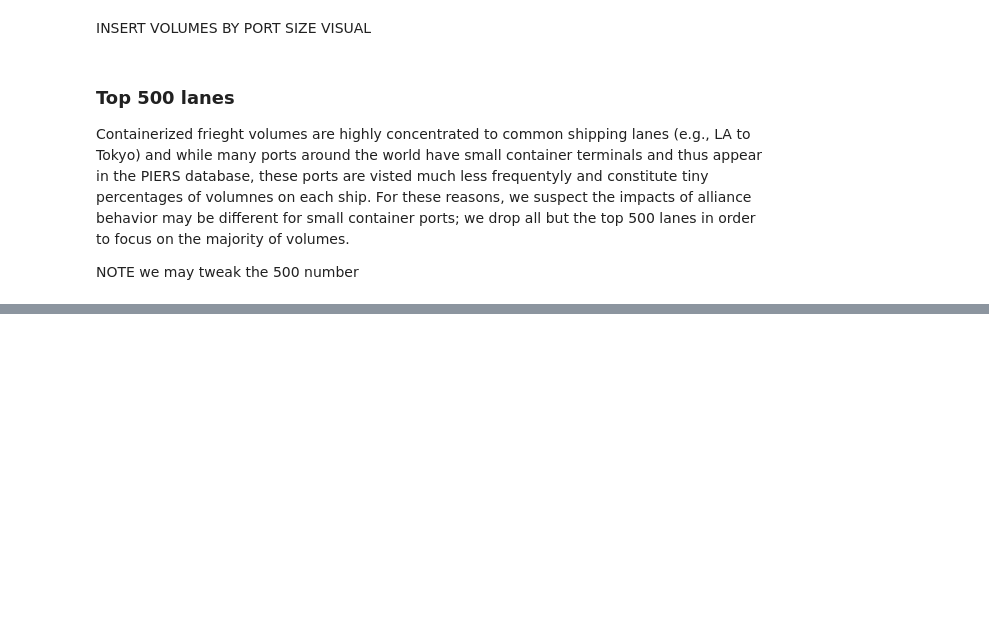
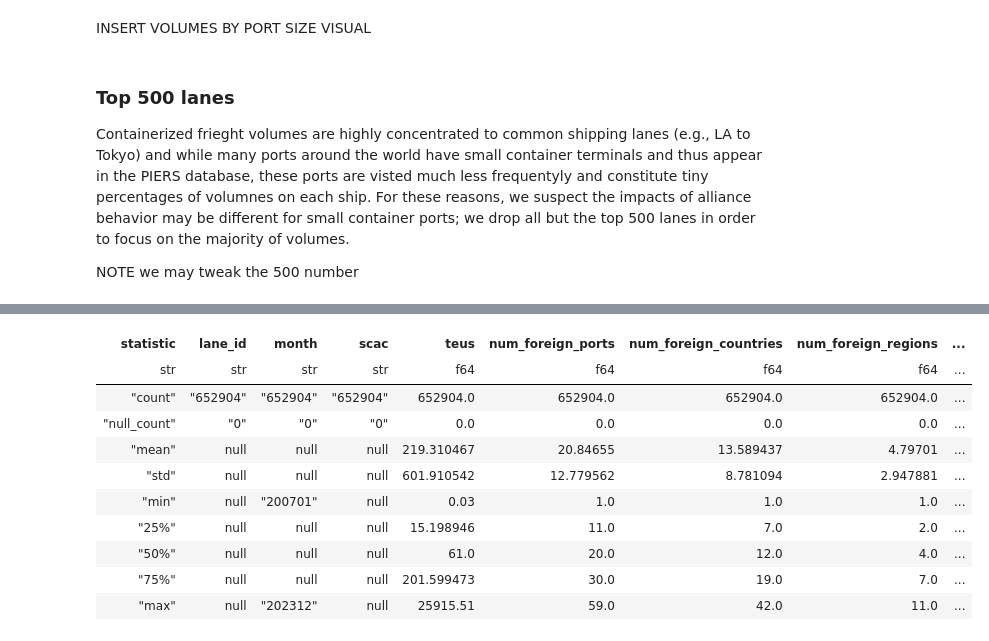
Before and after one commit to epistemetrica/Ocean-Carrier-Alliances-Project, a Jupyter notebook: analysis/oca_analyze_usda.ipynb, the cells around one changed output, grey strips where cells are left out. Saved outputs shown, nothing was run; the diff lists cells and outputs as text; code cells hidden in the pictures; blank space fills up the shorter version.

Commit message:
dev usda analysis nb: finished aggregations

```diff
--- a/analysis/oca_analyze_usda.ipynb
+++ b/analysis/oca_analyze_usda.ipynb
@@ -42,6 +42,10 @@ main_lf = (
             'alliance', 'alliance_member', 'vessel_id', 'vessel_capacity',
             'vessel_owner', 'owner_alliance', 'primary_cargo', 'shared_teus',
             'cargo_source')
+    #set 0 capacities to missing
+    .with_columns(
+        pl.col('vessel_capacity').replace(0, None)
+    )
 )
 # %% [markdown]
 ## 1. Data Summary and Aggregations
@@ -323,0 +320,76 @@ shape: (9, 8)
+# %%
+#main aggregation
+lane_month_carrier_lf = (
+    main_lf
+    .with_columns(
+        #number of foreign ports serviced by carrier from us port
+        num_foreign_ports = (pl.col('dest_port_code').unique().count()
+                             .over('month', 'scac', 'origin_port_code')),
+        #number of foreign countries serviced by carrier from us port
+        num_foreign_countries = (pl.col('dest_territory').unique().count()
+                                 .over('month', 'scac', 'origin_port_code')),
+        #number of foreign regions serviced by carrier from us port
+        num_foreign_regions = (pl.col('dest_region').unique().count()
+                                 .over('month', 'scac', 'origin_port_code'))
+    )
+    #aggregate
+    .group_by('lane_id', 'month', 'scac')
+    .agg(
+        teus = pl.col('teus').sum(),
+        num_foreign_ports = pl.col('num_foreign_ports').first(),
+        num_foreign_countries = pl.col('num_foreign_countries').first(),
+        num_foreign_regions = pl.col('num_foreign_regions').first()
+        #NOTE num ports and countries are unique to each lane and month
+    )
+    #get market share of each carrier for the lane and month
+    .with_columns(
+        ms_carrier = ((pl.col('teus')/
+                      (pl.col('teus').sum().over('lane_id', 'month'))))
+    )
+    .with_columns(
+        #number of carriers active on the lane
+        num_carriers = pl.col('scac').unique().count().over('lane_id', 'month'),
+        #hhi
+        hhi_lane = (pl.col('ms_carrier')**2).sum().over('lane_id', 'month')
+    )
+)
+
+#aggregate vessels and capacities
+lane_carrier_cap_lf = (
+    main_lf
+    #drop vessels not from the given carrier
+    .with_columns(
+        pl.when(pl.col('vessel_owner')==pl.col('scac'))
+        .then(pl.col('vessel_capacity'))
+        .otherwise(pl.lit(None))
+        .alias('vessel_capacity'),
+        pl.when(pl.col('vessel_owner')==pl.col('scac'))
+        .then(pl.col('vessel_id'))
+        .otherwise(pl.lit(None))
+        .alias('vessels')
+    )
+    #aggregate
+    .group_by('lane_id', 'month', 'scac', 'vessels')
+    .agg(
+        pl.col('vessel_capacity').drop_nulls().first()
+    )
+    .group_by('lane_id', 'month', 'scac')
+    .agg(
+        pl.col('vessel_capacity').sum().alias('carrier_lane_capacity'),
+        pl.col('vessels').unique().count().alias('num_vessels')
+    )
+)
+
+#merge vessel capacities into lane-month lf
+lane_month_carrier_lf = (
+    lane_month_carrier_lf
+    .join(
+        lane_carrier_cap_lf,
+        on=['lane_id', 'month', 'scac'],
+        how='left'
+    )
+)
+
+display(lane_month_carrier_lf.limit(5).collect())
+lane_month_carrier_lf.describe()
+# %% [output]
@@ -323,0 +405,11 @@ shape: (9, 8)
+| statistic | lane_id | month | scac | teus | num_foreign_ports | num_foreign_countries | num_foreign_regions | ... |
+| str | str | str | str | f64 | f64 | f64 | f64 | ... |
+| "count" | "652904" | "652904" | "652904" | 652904.0 | 652904.0 | 652904.0 | 652904.0 | ... |
+| "null_count" | "0" | "0" | "0" | 0.0 | 0.0 | 0.0 | 0.0 | ... |
+| "mean" | null | null | null | 219.310467 | 20.84655 | 13.589437 | 4.79701 | ... |
+| "std" | null | null | null | 601.910542 | 12.779562 | 8.781094 | 2.947881 | ... |
+| "min" | null | "200701" | null | 0.03 | 1.0 | 1.0 | 1.0 | ... |
+| "25%" | null | null | null | 15.198946 | 11.0 | 7.0 | 2.0 | ... |
+| "50%" | null | null | null | 61.0 | 20.0 | 12.0 | 4.0 | ... |
+| "75%" | null | null | null | 201.599473 | 30.0 | 19.0 | 7.0 | ... |
+| "max" | null | "202312" | null | 25915.51 | 59.0 | 42.0 | 11.0 | ... |
```
Also changed, not shown: parts of 15 cells of this notebook.
